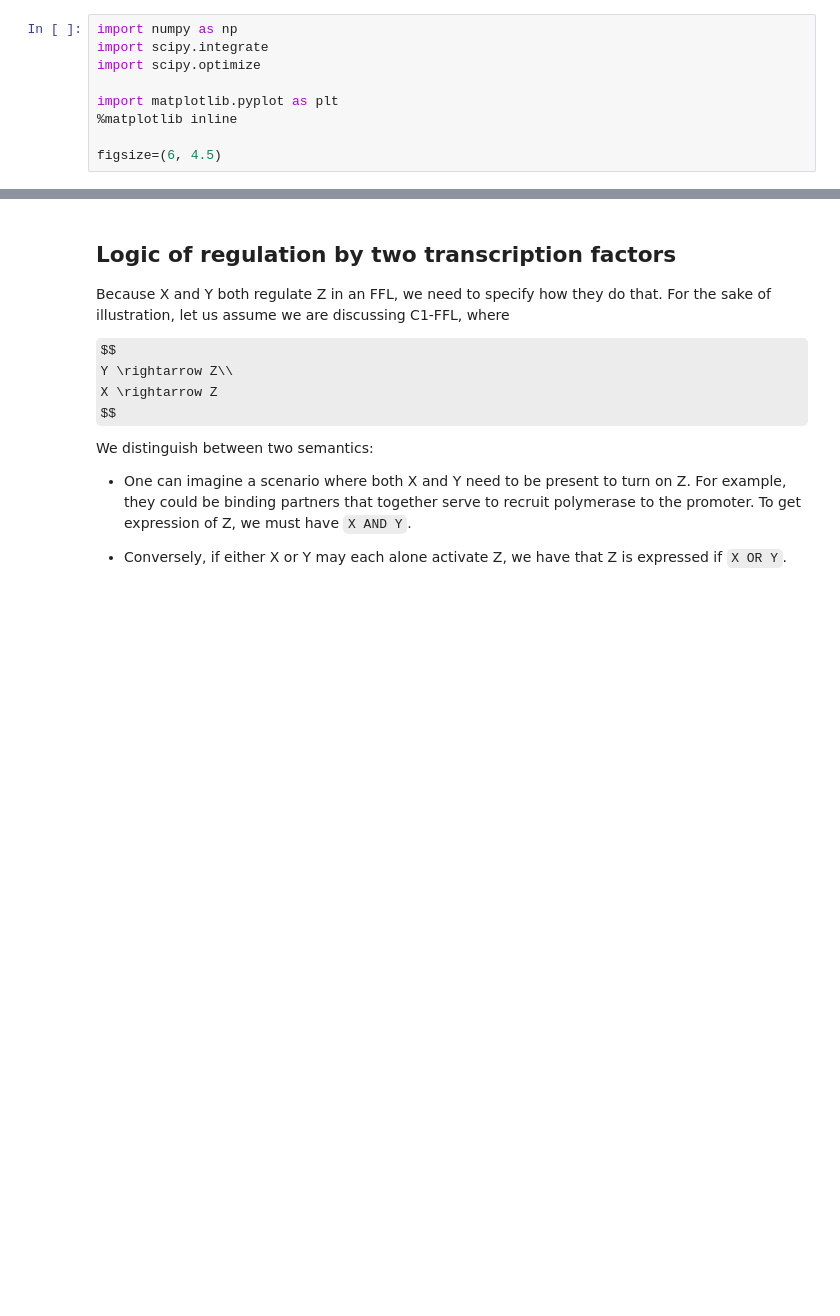
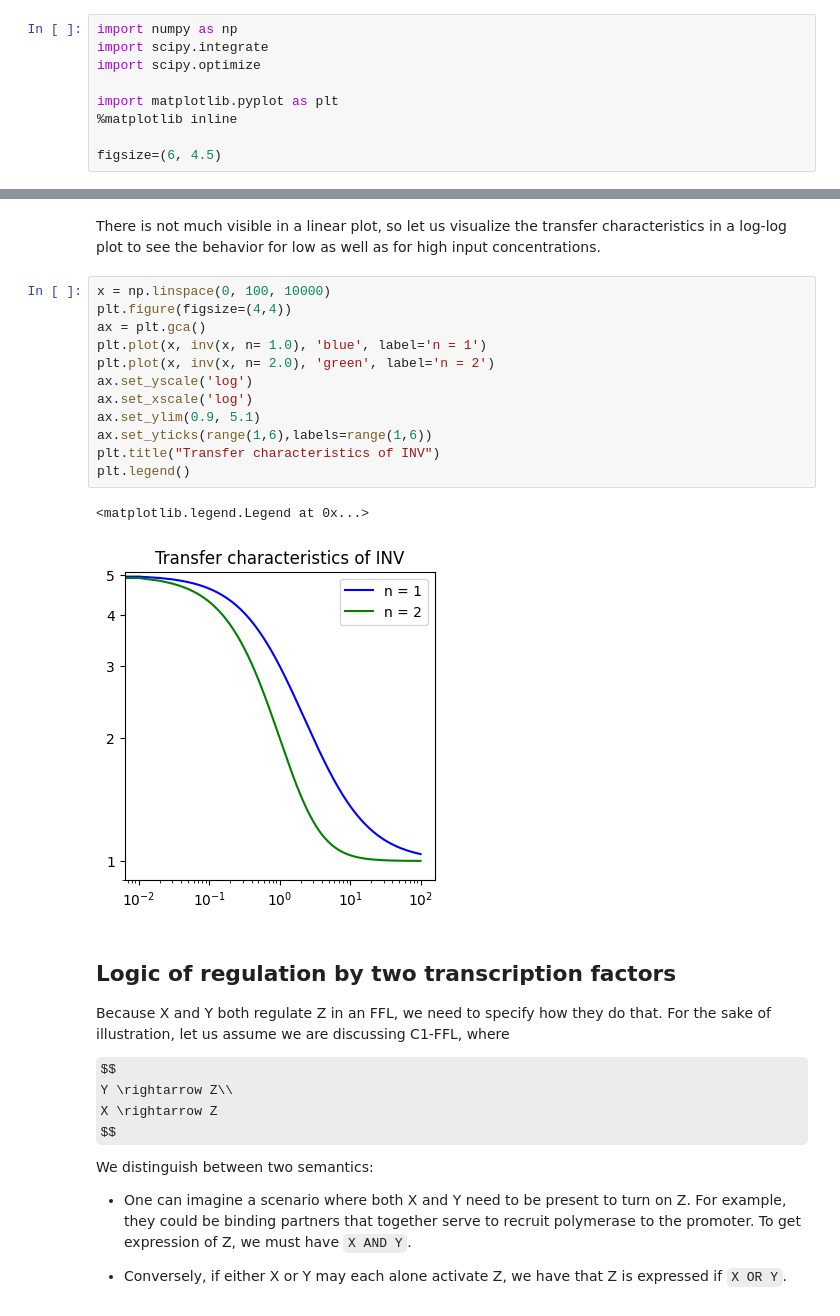
Before and after one commit to BioDisCo/computational_bioengineering, a Jupyter notebook: gates/notes.ipynb, the cells around one changed output, grey strips where cells are left out. Drawn from its saved outputs; the diff is of its cells as text; some formulas as TeX source; blank space fills up the shorter version.

```diff
--- a/gates/notes.ipynb
+++ b/gates/notes.ipynb
@@ -69,3 +164,20 @@ We will take a look at these two FFLs in turn to see what features they might pr
+# %% [markdown]
+There is not much visible in a linear plot, so let us visualize the transfer characteristics in a log-log plot to see the behavior for low as well as for high input concentrations.
+# %%
+x = np.linspace(0, 100, 10000)
+plt.figure(figsize=(4,4))
+ax = plt.gca()
+plt.plot(x, inv(x, n= 1.0), 'blue', label='n = 1')
+plt.plot(x, inv(x, n= 2.0), 'green', label='n = 2')
+ax.set_yscale('log')
+ax.set_xscale('log')
+ax.set_ylim(0.9, 5.1)
+ax.set_yticks(range(1,6),labels=range(1,6))
+plt.title("Transfer characteristics of INV")
+plt.legend()
+# %% [output]
+<matplotlib.legend.Legend at 0x...>
+[figure, added]
 # %% [markdown]
 ## Logic of regulation by two transcription factors
 
```
Also changed, not shown: parts of 10 cells of this notebook.
